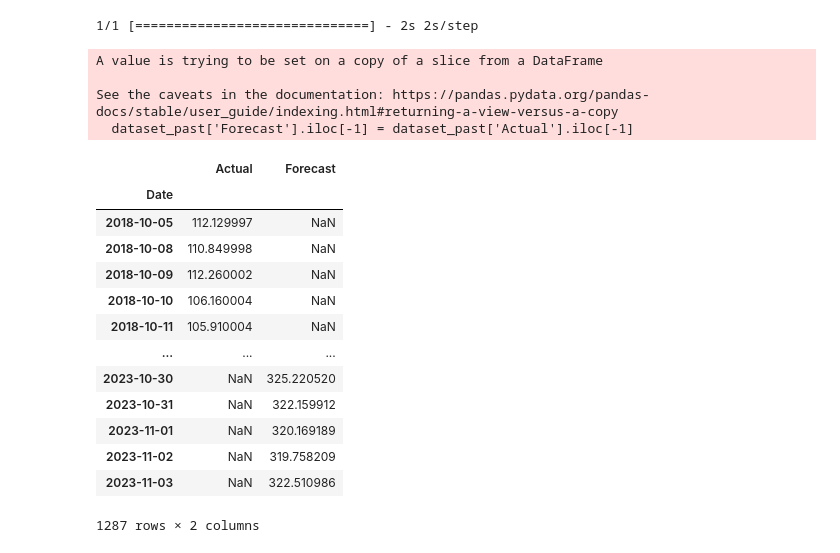
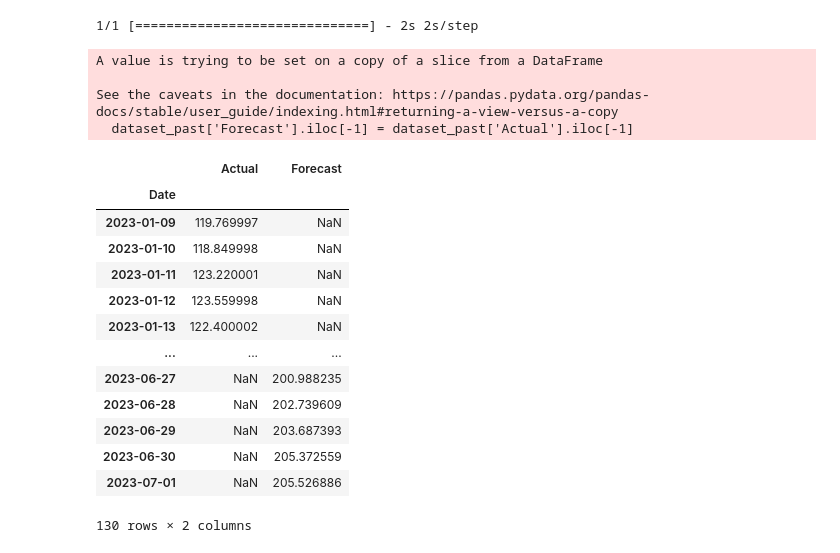
Before and after one commit to nishantpatel54/MonkeyMaker, a Jupyter notebook: Models/30day-stock-forecast-lstm.ipynb, the cells around one changed output. Saved outputs shown, nothing was run; the diff lists cells and outputs as text; code cells hidden in the pictures.

```diff
--- a/Models/30day-stock-forecast-lstm.ipynb
+++ b/Models/30day-stock-forecast-lstm.ipynb
@@ -59,28 +78,34 @@ array([[0.06783238],
 # %%
-X=[]
-y=[]
-lookback = 90
-forecast = 30
+X_train=[]
+y_train=[]
+X_val=[]
+y_val=[]
+
 for i in range(lookback, len(train_set_scaled) - forecast + 1):
-    X.append(train_set_scaled[i - lookback : i])
-    y.append(train_set_scaled[i : i + forecast])
+    X_train.append(train_set_scaled[i - lookback : i])
+    y_train.append(train_set_scaled[i : i + forecast])
 
-X=np.array(X)
-y=np.array(y)
-X_train, X_val , y_train, y_val = train_test_split(X, y, test_size=0.33)
+for i in range(lookback, len(val_set_scaled) - forecast + 1):
+    X_val.append(val_set_scaled[i - lookback : i])
+    y_val.append(val_set_scaled[i : i + forecast])
+
+X_train=np.array(X_train)
+y_train=np.array(y_train)
+X_val=np.array(X_val)
+y_val = np.array(y_val)
 # %%
 #model
 
 model = Sequential()
-model.add(LSTM(units=100, return_sequences=True, input_shape=(lookback, 1)))
+model.add(LSTM(units=50, return_sequences=True, input_shape=(lookback, 1)))
 model.add(Dropout(rate=0.2))
-model.add(LSTM(units=100,return_sequences=True))
+model.add(LSTM(units=50,return_sequences=True))
 model.add(Dropout(rate=0.2))
-model.add(LSTM(units=100,return_sequences=True))
+model.add(LSTM(units=50,return_sequences=True))
 model.add(Dropout(rate=0.2))
-model.add(LSTM(units=100,return_sequences=True))
+model.add(LSTM(units=50,return_sequences=True))
 model.add(Dropout(rate=0.2))
-model.add(LSTM(units=100))
+model.add(LSTM(units=50))
 model.add(Dropout(rate=0.2))
 model.add(Dense(forecast))
 
@@ -107,6 +132,6 @@ _________________________________________________________________
 #train
 
 model.compile(loss='mean_squared_error', optimizer='adam')
-model.fit(X_train, y_train, epochs=100, validation_data=(X_val,y_val), batch_size=32)
+model.fit(X_train, y_train, epochs=100, batch_size=32)
 # %% [output]
 Epoch 1/100
@@ -130,45 +155,45 @@ Epoch 100/100
 # %%
 X_ = train_set_scaled[-lookback:]
 X_ = X_.reshape(1, lookback, 1)
 
 y_ = model.predict(X_).reshape(-1,1)
 y_ = sc.inverse_transform(y_)
 
 dataset_past = dataset[['Close']].reset_index()
 dataset_past.rename(columns={'index':'Date','Close':'Actual'},inplace=True)
 dataset_past['Date'] = pd.to_datetime(dataset_past['Date'])
 dataset_past['Forecast'] = np.nan
 dataset_past['Forecast'].iloc[-1] = dataset_past['Actual'].iloc[-1]
 
 dataset_future = pd.DataFrame(columns=['Date','Actual','Forecast'])
 dataset_future['Date'] = pd.date_range(start=dataset_past['Date'].iloc[-1] + pd.Timedelta(days=1), periods = forecast)
 dataset_future['Actual'] = np.nan
 dataset_future['Forecast'] = y_.flatten()
 dataset_past, dataset_future
 
-actual_preds = pd.concat([dataset_past, dataset_future], ignore_index=True)
+actual_preds = pd.concat([dataset_past[-100:], dataset_future], ignore_index=True)
 actual_preds=actual_preds.set_index('Date')
 actual_preds
 # %% [output]
 1/1 [==============================] - 2s 2s/step
 A value is trying to be set on a copy of a slice from a DataFrame
 
 See the caveats in the documentation: https://pandas.pydata.org/pandas-docs/stable/user_guide/indexing.html#returning-a-view-versus-a-copy
   dataset_past['Forecast'].iloc[-1] = dataset_past['Actual'].iloc[-1]
 |  | Actual | Forecast |
 | Date |  |  |
-| 2018-10-05 | 112.129997 | NaN |
-| 2018-10-08 | 110.849998 | NaN |
-| 2018-10-09 | 112.260002 | NaN |
-| 2018-10-10 | 106.160004 | NaN |
-| 2018-10-11 | 105.910004 | NaN |
+| 2023-01-09 | 119.769997 | NaN |
+| 2023-01-10 | 118.849998 | NaN |
+| 2023-01-11 | 123.220001 | NaN |
+| 2023-01-12 | 123.559998 | NaN |
+| 2023-01-13 | 122.400002 | NaN |
 | ... | ... | ... |
-| 2023-10-30 | NaN | 325.220520 |
-| 2023-10-31 | NaN | 322.159912 |
-| 2023-11-01 | NaN | 320.169189 |
-| 2023-11-02 | NaN | 319.758209 |
-| 2023-11-03 | NaN | 322.510986 |
+| 2023-06-27 | NaN | 200.988235 |
+| 2023-06-28 | NaN | 202.739609 |
+| 2023-06-29 | NaN | 203.687393 |
+| 2023-06-30 | NaN | 205.372559 |
+| 2023-07-01 | NaN | 205.526886 |
-1287 rows × 2 columns
+130 rows × 2 columns
 # %%
 actual_preds.plot(title='ticker')
 print(actual_preds[:-forecast])
```
Also changed, not shown: parts of 7 cells of this notebook.
